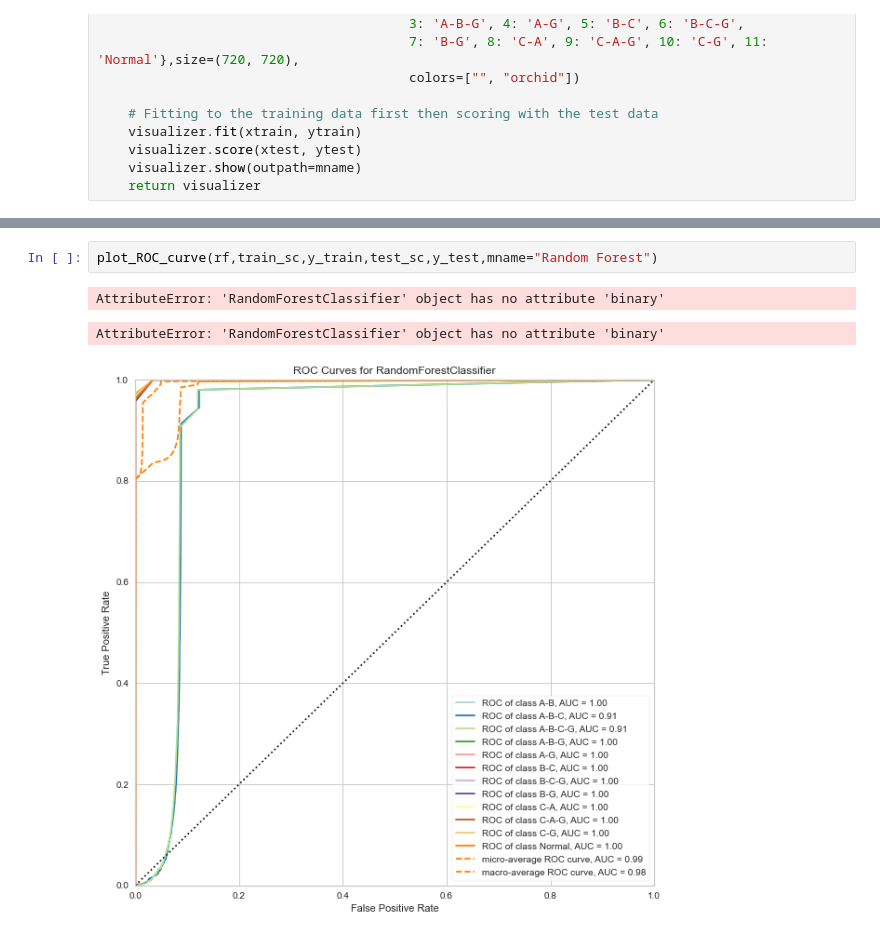
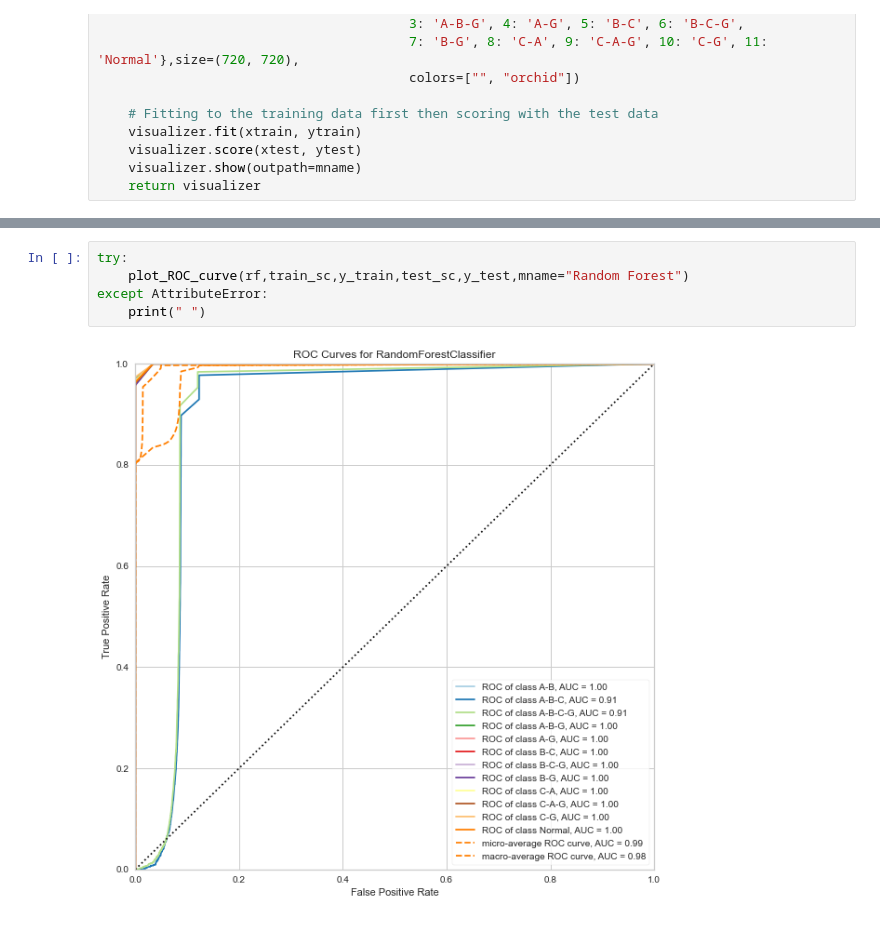
Before and after one commit to AlphBeta/Transmission-Line-Fault-Detection, a Jupyter notebook: Scaling_after_splitting-Copy1.ipynb, the cells around one changed output, grey strips where cells are left out. Drawn from its saved outputs; the diff is of its cells as text.

Commit message:
Added ROC & Learning Curves

```diff
--- a/Scaling_after_splitting-Copy1.ipynb
+++ b/Scaling_after_splitting-Copy1.ipynb
@@ -154,8 +159,9 @@ AttributeError: 'SVC' object has no attribute 'binary'
 [figure]
 # %%
-plot_ROC_curve(rf,train_sc,y_train,test_sc,y_test,mname="Random Forest")
+try:
+    plot_ROC_curve(rf,train_sc,y_train,test_sc,y_test,mname="Random Forest")
+except AttributeError:
+    print(" ")
 # %% [output]
-AttributeError: 'RandomForestClassifier' object has no attribute 'binary'
-AttributeError: 'RandomForestClassifier' object has no attribute 'binary'
-[figure, old version]
+[figure, new version]
 # %%
```
Also changed, not shown: parts of 14 cells of this notebook, 1 other file.
